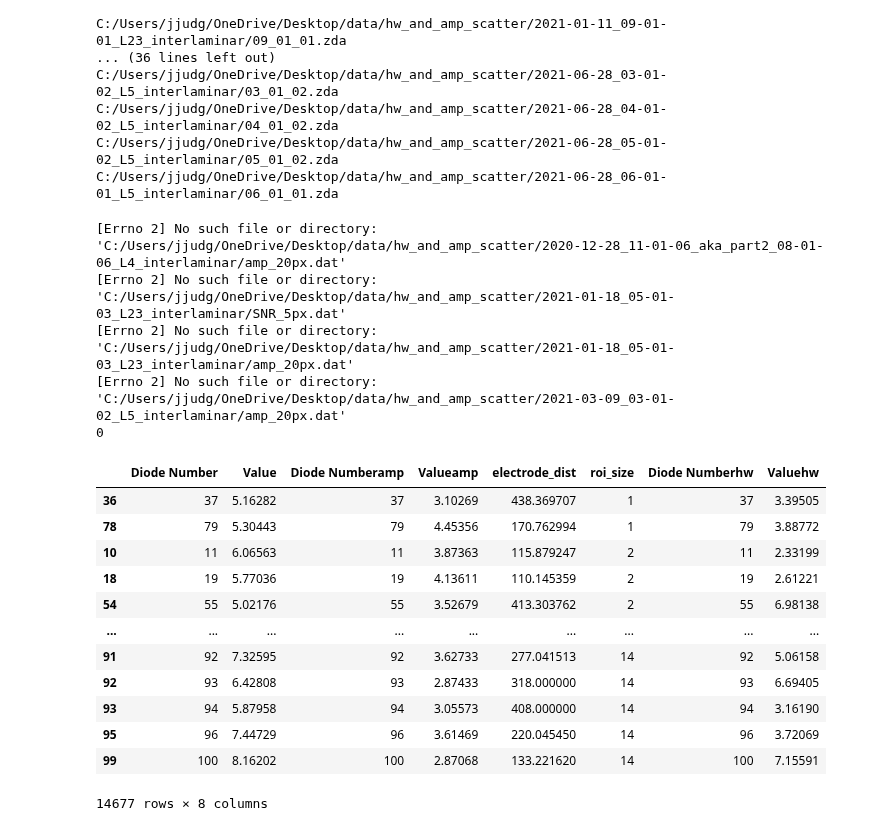
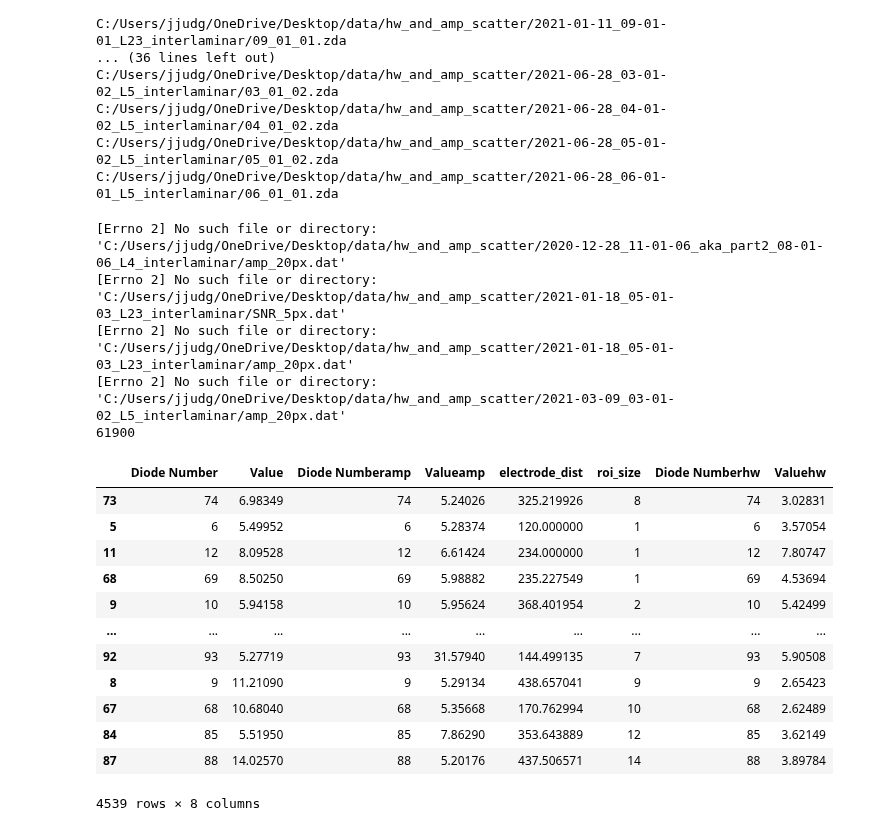
Before and after one commit to john-judge/TSM-to-ZDA, a Jupyter notebook: titrate_hw_amp_vs_dist.ipynb, the cells around one changed output. Cells and saved outputs as stored; diff of their text form; code cells hidden in the pictures.

```diff
--- a/titrate_hw_amp_vs_dist.ipynb
+++ b/titrate_hw_amp_vs_dist.ipynb
@@ -31,6 +31,7 @@ data_dir = 'C:/Users/jjudg/OneDrive/Desktop/data/hw_and_amp_scatter/'
 enable_photoZ_interaction = False
 initialize_photoZ = False
 snr_cutoff_signal = 5.0
+amp_cutoff = 5.0
 
 roi_sizes = [i for i in range(1,11)] + [i for i in range(12,21,2)]
 create_roi_files = False  # if False, assumes roi files exist
@@ -165,7 +166,7 @@ def read_dat_arr_file(filename):
 
 concat_data = pd.DataFrame({})
 snr_dfs = []
-total_before_filter = 0
+total_pre_filter = 0
 for subdir in data_map:
 
     # open stim point roi as a single integer (its diode number) in variable stim_pt
@@ -190,6 +191,8 @@ for subdir in data_map:
         except Exception as e:
             print(e)
             continue
+
+        total_pre_filter += len(amp['Value'])
 
         snr = snr.join(amp, rsuffix='amp')
         snr = snr.join(hw, rsuffix='hw')
@@ -201,48 +204,48 @@ for subdir in data_map:
         centers_split = [x.strip("[]\n").split(', ')
                              for x in lines]
         centers = [[int(y[0]), int(y[1])] for y in centers_split]
         dist = []
         for ctr_px in centers:
             d = Line(stim_pt, ctr_px).get_length()
             dist.append(d * 6)  # convert px -> um
 
         snr.insert(4, 'electrode_dist', dist)
         roi_size_col = [roi_size for _ in dist]
         snr.insert(5, 'roi_size', roi_size_col)
 
         # now some filtering
         snr = snr[pd.to_numeric(snr.Value, errors='coerce').notnull()]
         snr = snr[snr['Value'] > snr_cutoff_signal]
 
         snr = snr[snr['Valuehw'] > 0]
         snr = snr[snr['Valuehw'] < 15]
-        snr = snr[snr['Valueamp'] > 1/1000]
+        snr = snr[snr['Valueamp'] > amp_cutoff]
 
         snr_dfs.append(snr)
 
 all_snr = pd.concat(snr_dfs)
-print(total_before_filter)
+print(total_pre_filter)
 all_snr = all_snr[all_snr['electrode_dist'] > 100]
 all_snr
 # %% [output]
 [Errno 2] No such file or directory: 'C:/Users/jjudg/OneDrive/Desktop/data/hw_and_amp_scatter/2020-12-28_11-01-06_aka_part2_08-01-06_L4_interlaminar/amp_20px.dat'
 [Errno 2] No such file or directory: 'C:/Users/jjudg/OneDrive/Desktop/data/hw_and_amp_scatter/2021-01-18_05-01-03_L23_interlaminar/SNR_5px.dat'
 [Errno 2] No such file or directory: 'C:/Users/jjudg/OneDrive/Desktop/data/hw_and_amp_scatter/2021-01-18_05-01-03_L23_interlaminar/amp_20px.dat'
 [Errno 2] No such file or directory: 'C:/Users/jjudg/OneDrive/Desktop/data/hw_and_amp_scatter/2021-03-09_03-01-02_L5_interlaminar/amp_20px.dat'
-0
+61900
 |  | Diode Number | Value | Diode Numberamp | Valueamp | electrode_dist | roi_size | Diode Numberhw | Valuehw |
-| 36 | 37 | 5.16282 | 37 | 3.10269 | 438.369707 | 1 | 37 | 3.39505 |
-| 78 | 79 | 5.30443 | 79 | 4.45356 | 170.762994 | 1 | 79 | 3.88772 |
-| 10 | 11 | 6.06563 | 11 | 3.87363 | 115.879247 | 2 | 11 | 2.33199 |
-| 18 | 19 | 5.77036 | 19 | 4.13611 | 110.145359 | 2 | 19 | 2.61221 |
-| 54 | 55 | 5.02176 | 55 | 3.52679 | 413.303762 | 2 | 55 | 6.98138 |
+| 73 | 74 | 6.98349 | 74 | 5.24026 | 325.219926 | 8 | 74 | 3.02831 |
+| 5 | 6 | 5.49952 | 6 | 5.28374 | 120.000000 | 1 | 6 | 3.57054 |
+| 11 | 12 | 8.09528 | 12 | 6.61424 | 234.000000 | 1 | 12 | 7.80747 |
+| 68 | 69 | 8.50250 | 69 | 5.98882 | 235.227549 | 1 | 69 | 4.53694 |
+| 9 | 10 | 5.94158 | 10 | 5.95624 | 368.401954 | 2 | 10 | 5.42499 |
 | ... | ... | ... | ... | ... | ... | ... | ... | ... |
-| 91 | 92 | 7.32595 | 92 | 3.62733 | 277.041513 | 14 | 92 | 5.06158 |
-| 92 | 93 | 6.42808 | 93 | 2.87433 | 318.000000 | 14 | 93 | 6.69405 |
-| 93 | 94 | 5.87958 | 94 | 3.05573 | 408.000000 | 14 | 94 | 3.16190 |
-| 95 | 96 | 7.44729 | 96 | 3.61469 | 220.045450 | 14 | 96 | 3.72069 |
-| 99 | 100 | 8.16202 | 100 | 2.87068 | 133.221620 | 14 | 100 | 7.15591 |
+| 92 | 93 | 5.27719 | 93 | 31.57940 | 144.499135 | 7 | 93 | 5.90508 |
+| 8 | 9 | 11.21090 | 9 | 5.29134 | 438.657041 | 9 | 9 | 2.65423 |
+| 67 | 68 | 10.68040 | 68 | 5.35668 | 170.762994 | 10 | 68 | 2.62489 |
+| 84 | 85 | 5.51950 | 85 | 7.86290 | 353.643889 | 12 | 85 | 3.62149 |
+| 87 | 88 | 14.02570 | 88 | 5.20176 | 437.506571 | 14 | 88 | 3.89784 |
-14677 rows × 8 columns
+4539 rows × 8 columns
 # %%
 #  BY ROI_SIZE now
 slopes = {
```
Also changed, not shown: parts of 3 cells of this notebook.
